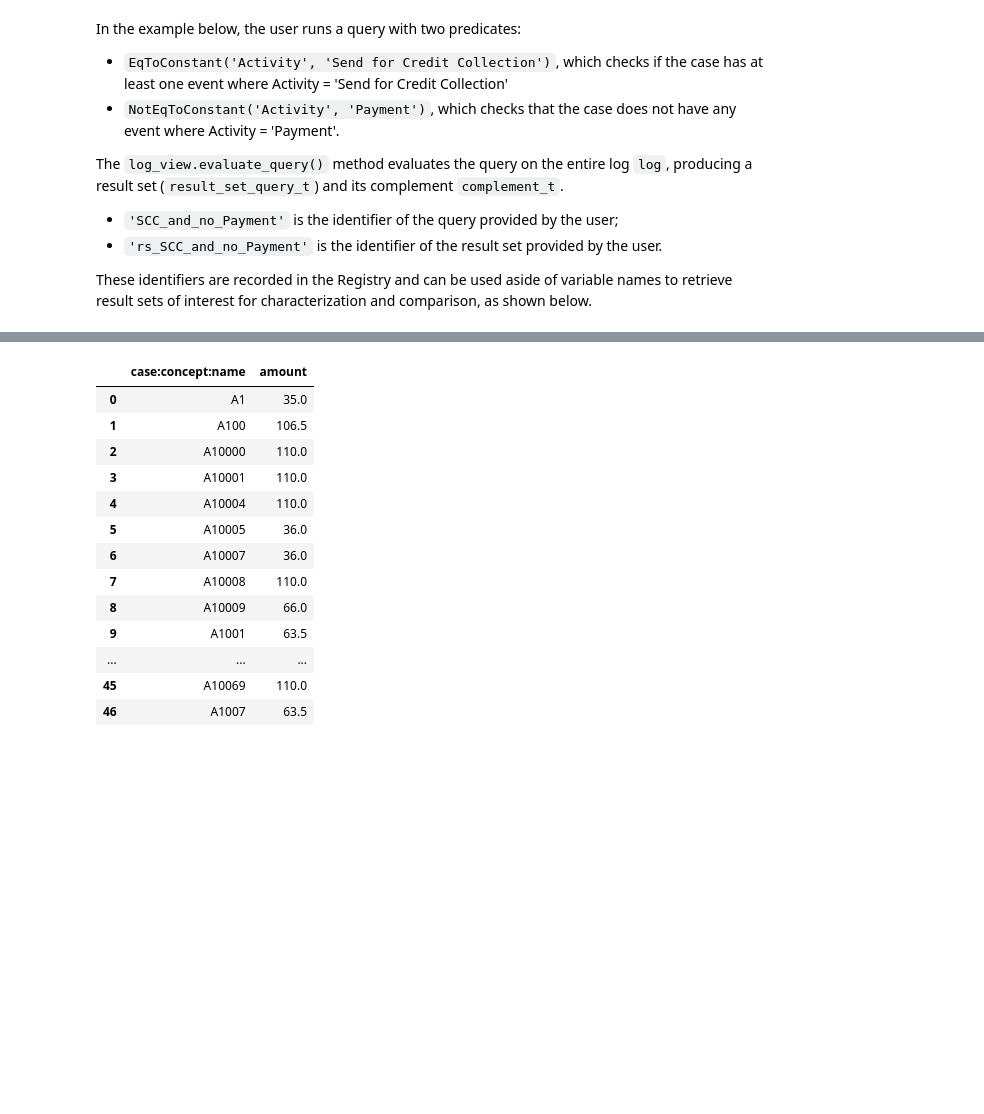
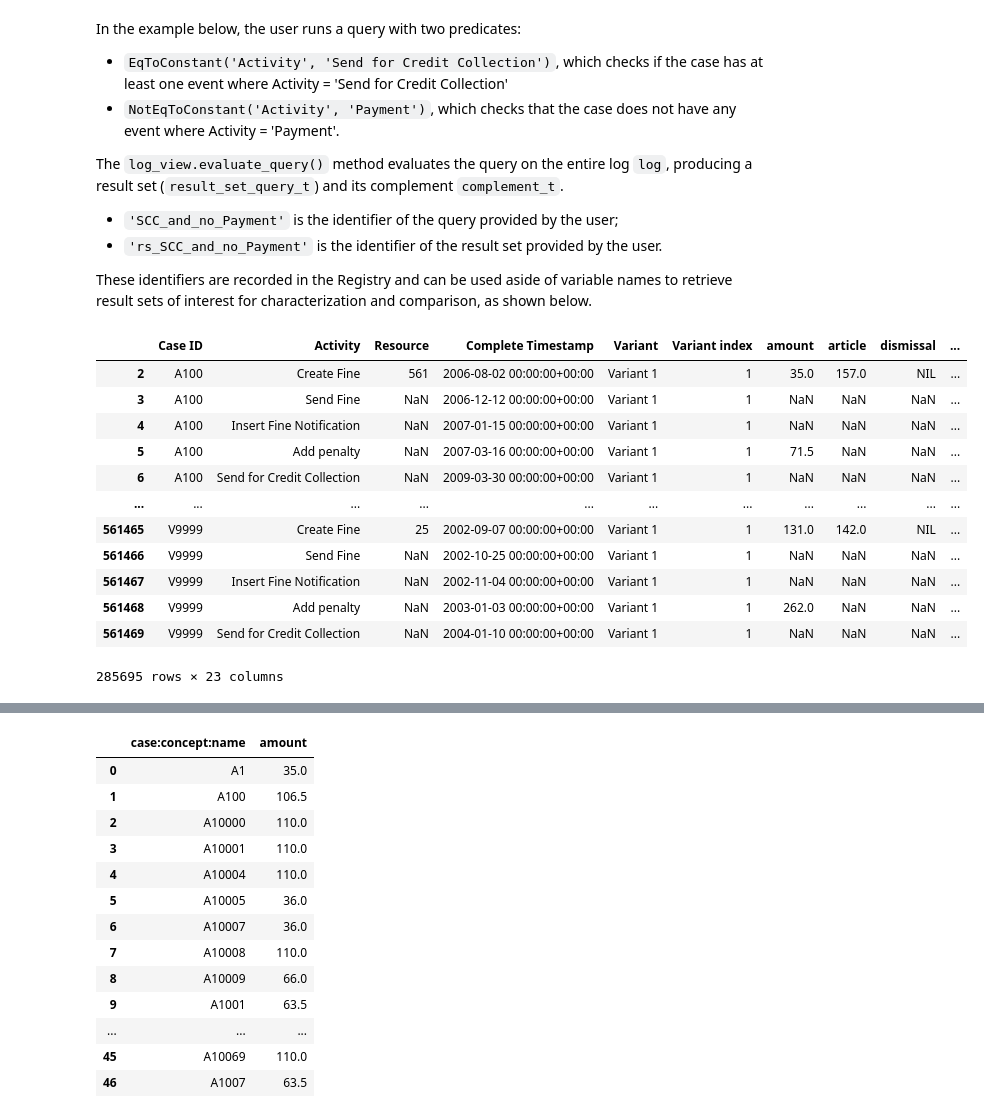
Before and after one commit to divyalekha99/Logview_extended, a Jupyter notebook: notebooks/tutorial_logview_test.ipynb, the cells around one changed output, grey strips where cells are left out. Drawn from its saved outputs; the diff is of its cells as text; code cells hidden in the pictures; blank space fills up the shorter version.

```diff
--- a/notebooks/tutorial_logview_test.ipynb
+++ b/notebooks/tutorial_logview_test.ipynb
@@ -102,3 +102,25 @@ The `log_view.evaluate_query()` method evaluates the query on the entire log `lo
 - `'rs_SCC_and_no_Payment'` is the identifier of the result set provided by the user.
 
 These identifiers are recorded in the Registry and can be used aside of variable names to retrieve result sets of interest for characterization and comparison, as shown below.
+# %%
+from logview.predicate import *
+
+#  Find all cases that end with activity Payment or Send for Credit Collection
+query_t = Query('SCC_and_no_Payment', [EqToConstant('Activity', 'Send for Credit Collection'), NotEqToConstant('Activity', 'Payment')])
+result_set_query_t, complement_t = log_view.evaluate_query('rs_SCC_and_no_Payment', log, query_t)
+
+result_set_query_t
+# %% [output]
+|  | Case ID | Activity | Resource | Complete Timestamp | Variant | Variant index | amount | article | dismissal | ... |
+| 2 | A100 | Create Fine | 561 | 2006-08-02 00:00:00+00:00 | Variant 1 | 1 | 35.0 | 157.0 | NIL | ... |
+| 3 | A100 | Send Fine | NaN | 2006-12-12 00:00:00+00:00 | Variant 1 | 1 | NaN | NaN | NaN | ... |
+| 4 | A100 | Insert Fine Notification | NaN | 2007-01-15 00:00:00+00:00 | Variant 1 | 1 | NaN | NaN | NaN | ... |
+| 5 | A100 | Add penalty | NaN | 2007-03-16 00:00:00+00:00 | Variant 1 | 1 | 71.5 | NaN | NaN | ... |
+| 6 | A100 | Send for Credit Collection | NaN | 2009-03-30 00:00:00+00:00 | Variant 1 | 1 | NaN | NaN | NaN | ... |
+| ... | ... | ... | ... | ... | ... | ... | ... | ... | ... | ... |
+| 561465 | V9999 | Create Fine | 25 | 2002-09-07 00:00:00+00:00 | Variant 1 | 1 | 131.0 | 142.0 | NIL | ... |
+| 561466 | V9999 | Send Fine | NaN | 2002-10-25 00:00:00+00:00 | Variant 1 | 1 | NaN | NaN | NaN | ... |
+| 561467 | V9999 | Insert Fine Notification | NaN | 2002-11-04 00:00:00+00:00 | Variant 1 | 1 | NaN | NaN | NaN | ... |
+| 561468 | V9999 | Add penalty | NaN | 2003-01-03 00:00:00+00:00 | Variant 1 | 1 | 262.0 | NaN | NaN | ... |
+| 561469 | V9999 | Send for Credit Collection | NaN | 2004-01-10 00:00:00+00:00 | Variant 1 | 1 | NaN | NaN | NaN | ... |
+285695 rows × 23 columns
```
Also changed, not shown: parts of 2 cells of this notebook, 8 other files.
